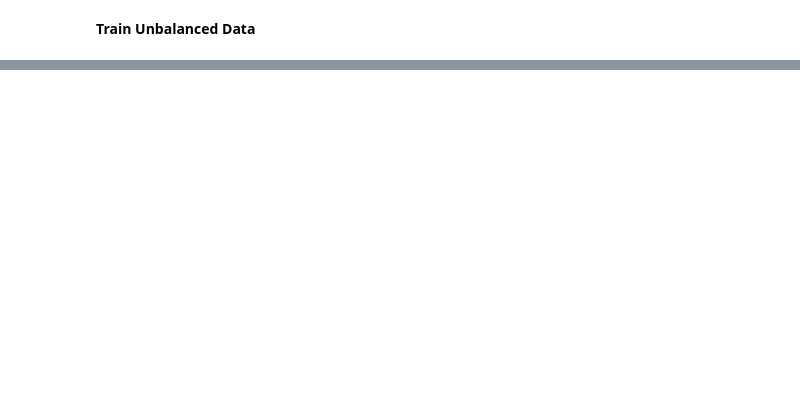
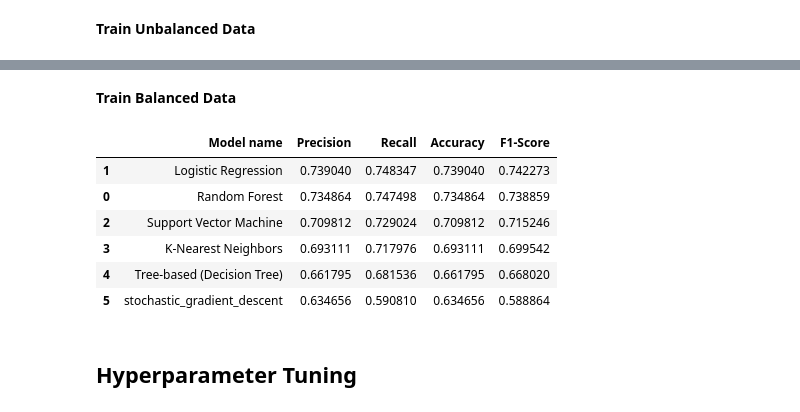
Before and after one commit to speedcode-x/Sepsis-prediction, a Jupyter notebook: ML_main.ipynb, the cells around one changed output, grey strips where cells are left out. Saved outputs shown, nothing was run; the diff lists cells and outputs as text; code cells hidden in the pictures; blank space fills up the shorter version.

Commit message:
train balanced data

```diff
--- a/ML_main.ipynb
+++ b/ML_main.ipynb
@@ -619,0 +645,54 @@ metrics_table.sort_values('F1_Score',ascending=False)
+# %% [markdown]
+__Train Balanced Data__
+# %%
+#create table to store metrics
+balanced_metrics_table = pd.DataFrame(columns=['Model name','Precision', 'Recall', 'Accuracy', 'F1-Score'])
+
+# initialise dictionary to store pipelines of balanced data
+balanced_pipelines ={}
+
+# loop train models
+for model_name, model in models:
+
+    #create pipeline using pipeline module from imblearn
+    balanced_pipeline = ImbPipeline (steps = [
+        ('preprocessor', preprocessor),
+        ('smote',SMOTE(sampling_strategy='auto')),
+        ('feature importance', SelectKBest(mutual_info_classif, k='all')),
+        ('classifier', model)
+
+    ])
+
+    # fit train data to pipeline
+    balanced_pipeline.fit(X_train,y_train)
+
+    # make prediction usinf test
+    y_pred = balanced_pipeline.predict(X_test)
+
+    # store metrics in a dictionary
+    balanced_metrics = classification_report(y_test,y_pred, output_dict=True)
+
+    #save each pipeline in the initialised dictionary
+    balanced_pipelines[model_name] = pipeline
+
+    #get values from the balanced metric dictionary
+    accuracy = balanced_metrics['accuracy']
+    precision = balanced_metrics['weighted avg']['precision']
+    recall = balanced_metrics['weighted avg']['recall']
+    f1 = balanced_metrics['weighted avg']['f1-score']
+
+    # add these metric values to the table
+    balanced_metrics_table.loc[len(balanced_metrics_table)] = [model_name,accuracy,precision,recall,f1]
+
+#sort values by f1_score in descending
+balanced_metrics_table.sort_values('F1-Score',ascending=False)
+# %% [output]
+|  | Model name | Precision | Recall | Accuracy | F1-Score |
+| 1 | Logistic Regression | 0.739040 | 0.748347 | 0.739040 | 0.742273 |
+| 0 | Random Forest | 0.734864 | 0.747498 | 0.734864 | 0.738859 |
+| 2 | Support Vector Machine | 0.709812 | 0.729024 | 0.709812 | 0.715246 |
+| 3 | K-Nearest Neighbors | 0.693111 | 0.717976 | 0.693111 | 0.699542 |
+| 4 | Tree-based (Decision Tree) | 0.661795 | 0.681536 | 0.661795 | 0.668020 |
+| 5 | stochastic_gradient_descent | 0.634656 | 0.590810 | 0.634656 | 0.588864 |
+# %% [markdown]
+## Hyperparameter Tuning
```
Also changed, not shown: parts of 8 cells of this notebook.
